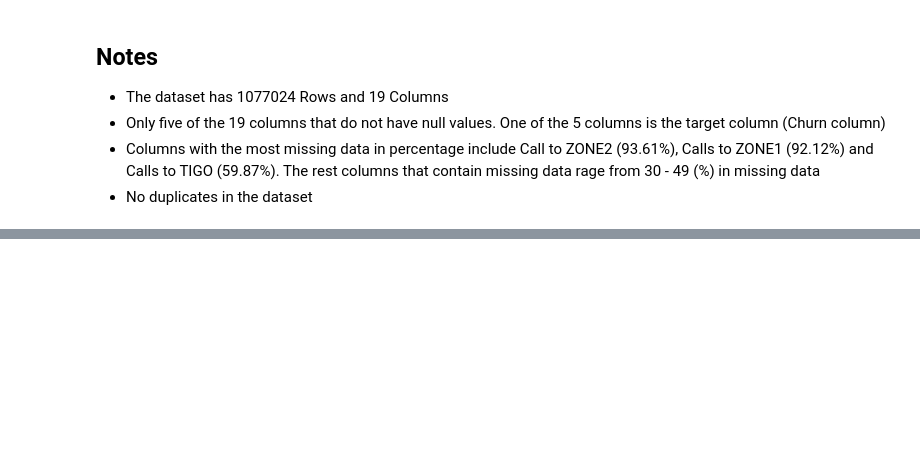
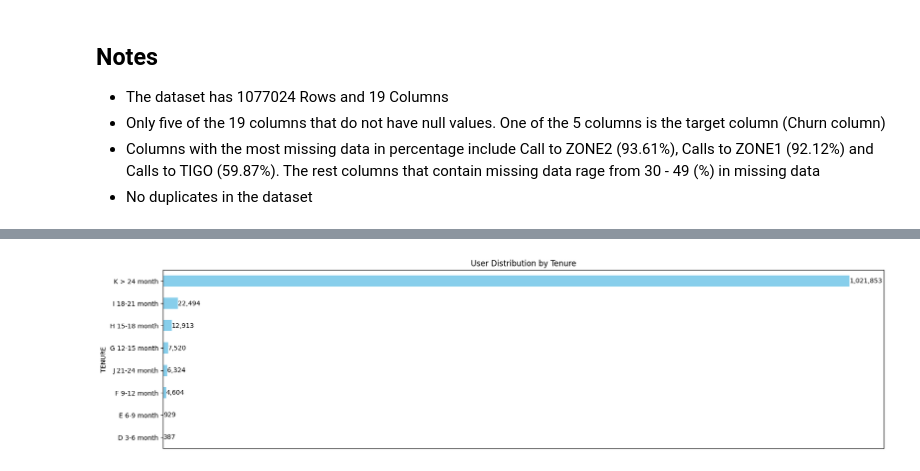
Before and after one commit to murithidenisgitobu/Customer-Churn-Prediction-Challenge-For-Azubian, a Jupyter notebook: Notebook/Notebook.ipynb, the cells around one changed output, grey strips where cells are left out. Cells and saved outputs as stored; diff of their text form; code cells hidden in the pictures; blank space fills up the shorter version.

```diff
--- a/Notebook/Notebook.ipynb
+++ b/Notebook/Notebook.ipynb
@@ -201,0 +299,17 @@ np.int64(0)
+# %%
+# Group users by tenure
+user_by_region = df.groupby('TENURE')['user_id'].count().sort_values(ascending=True)
+
+# Plot a barplot
+plt.figure(figsize=(20, 5))
+user_bar = user_by_region.plot(kind='barh', color='skyblue')
+
+# Add data labels
+for i, value in enumerate(user_by_region):
+    user_bar.text(value, i, f'{value:,.0f}', va='center', ha='left')
+
+plt.title('User Distribution by Tenure')
+plt.xticks([])
+plt.show()
+# %% [output]
+[figure, added]
```
Also changed, not shown: parts of 9 cells of this notebook.
